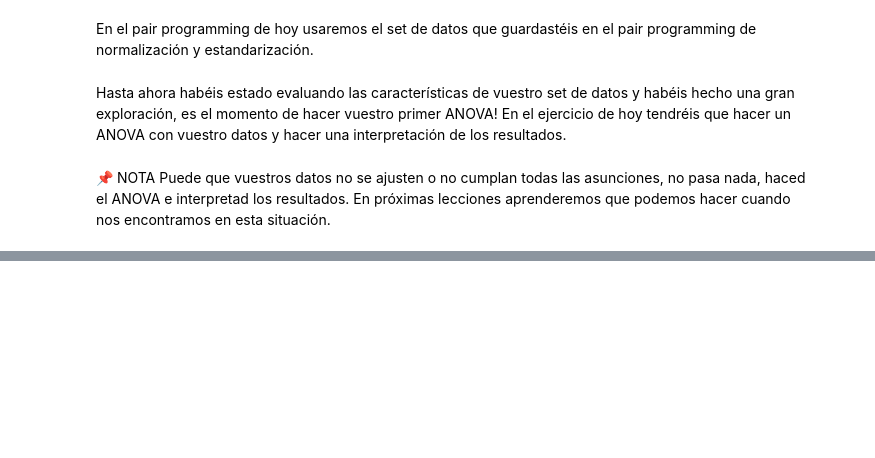
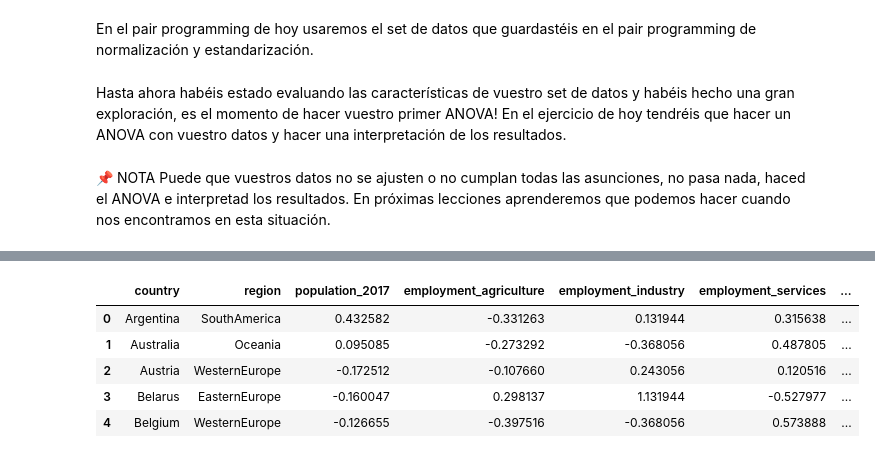
Before and after one commit to Adalab/promo-d-da-modulo3-sprint1-laura-maitane, a Jupyter notebook: regresion-lineal/reg-lin-7-ANOVA.ipynb, the cells around one changed output, grey strips where cells are left out. Cells and saved outputs as stored; diff of their text form; code cells hidden in the pictures; blank space fills up the shorter version.

```diff
--- a/regresion-lineal/reg-lin-7-ANOVA.ipynb
+++ b/regresion-lineal/reg-lin-7-ANOVA.ipynb
@@ -26,0 +67,9 @@ plt.rcParams["figure.figsize"] = (10,8)
+# %%
+df.head(5)
+# %% [output]
+|  | country | region | population_2017 | employment_agriculture | employment_industry | employment_services | ... |
+| 0 | Argentina | SouthAmerica | 0.432582 | -0.331263 | 0.131944 | 0.315638 | ... |
+| 1 | Australia | Oceania | 0.095085 | -0.273292 | -0.368056 | 0.487805 | ... |
+| 2 | Austria | WesternEurope | -0.172512 | -0.107660 | 0.243056 | 0.120516 | ... |
+| 3 | Belarus | EasternEurope | -0.160047 | 0.298137 | 1.131944 | -0.527977 | ... |
+| 4 | Belgium | WesternEurope | -0.126655 | -0.397516 | -0.368056 | 0.573888 | ... |
```
Also changed, not shown: parts of 6 cells of this notebook, 2 other files.
